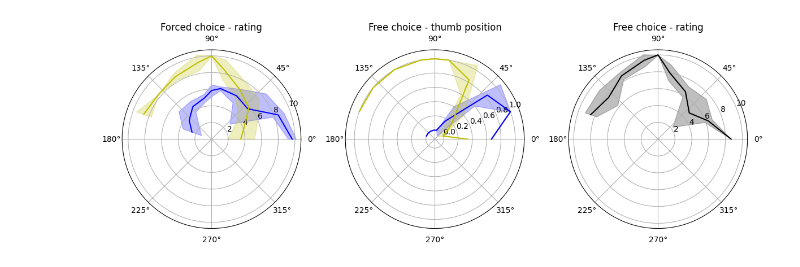
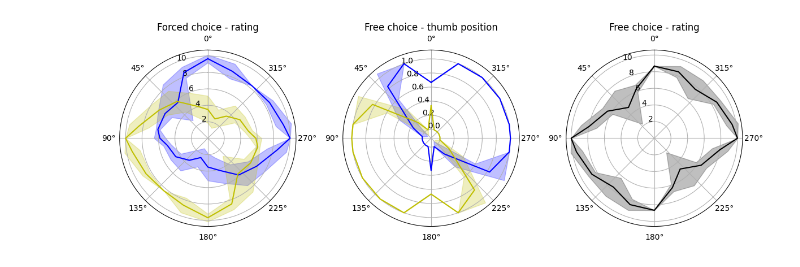
Before and after one commit to maciekszul/DANC_grasp_pilot, a Jupyter notebook: analysis.ipynb, the cells around one changed output. Cells and saved outputs as stored; diff of their text form; code cells hidden in the pictures.

```diff
--- a/analysis.ipynb
+++ b/analysis.ipynb
@@ -10,10 +10,24 @@ df_forced_blue=pd.DataFrame()
 df_forced_yellow=pd.DataFrame()
 for fname in fnames:
     df=pd.read_csv(fname)
-    df_blue = df[df['colour'] == 'blue'].groupby(['angle','colour']).mean(numeric_only=True)
+    df_blue = df[df['colour'] == 'blue'].groupby(['angle']).mean(numeric_only=True)
+    first_row_blue=pd.DataFrame({'age':df_blue.iloc[0][0],'trial':df_blue.iloc[0][1],'rating':df_blue.iloc[0][2]},index=[360])
+    first_row_blue.index.name = 'angle'
     df_forced_blue=pd.concat([df_forced_blue,df_blue])
-    df_yellow = df[df['colour'] == 'yellow'].groupby(['angle','colour']).mean(numeric_only=True)
+
+    df_yellow = df[df['colour'] == 'yellow'].groupby(['angle']).mean(numeric_only=True)
+    first_row_yellow=pd.DataFrame({'age':df_yellow.iloc[0][0],'trial':df_yellow.iloc[0][1],'rating':df_yellow.iloc[0][2]},index=[360])
+    first_row_yellow.index.name = 'angle'
     df_forced_yellow=pd.concat([df_forced_yellow,df_yellow])
+
+    df_blue.index+=180
+    df_forced_yellow=pd.concat([df_forced_yellow,df_blue])
+    df_forced_yellow=pd.concat([df_forced_yellow,first_row_yellow])
+
+    df_yellow.index+=180
+    df_forced_blue=pd.concat([df_forced_blue,df_yellow])
+    df_forced_blue=pd.concat([df_forced_blue,first_row_blue])
+
 
 fnames=glob.glob('data/sub-*_grasp-bar_free*')
 
@@ -25,7 +39,19 @@ for fname in fnames:
     df['yellow']=(df['colour']=='yellow')
     df['blue']=(df['colour']=='blue')
     df_sum = df.groupby(['angle']).mean(numeric_only=True)
+    first_row=pd.DataFrame({'age':df_sum.iloc[0][0],'trial':df_sum.iloc[0][1],'yellow':df_sum.iloc[0][3],'blue':df_sum.iloc[0][4]},index=[360])
+    first_row.index.name = 'angle'
     df_free_choice=pd.concat([df_free_choice,df_sum])
+    df_sum.index+=180
+    df_sum['yellow']=1-df_sum['yellow']
+    df_sum['blue']=1-df_sum['blue']
+    df_free_choice=pd.concat([df_free_choice,df_sum])
+    df_free_choice=pd.concat([df_free_choice,first_row])
 
     df_rating = df.groupby(['angle']).mean(numeric_only=True)
+    first_row=pd.DataFrame({'age':df_rating.iloc[0][0],'trial':df_rating.iloc[0][1],'rating':df_rating.iloc[0][2],'yellow':df_rating.iloc[0][3],'blue':df_rating.iloc[0][4]},index=[360])
+    first_row.index.name = 'angle'
     df_free_rating=pd.concat([df_free_rating,df_rating])
+    df_rating.index+=180
+    df_free_rating=pd.concat([df_free_rating,df_rating])
+    df_free_rating=pd.concat([df_free_rating,first_row])
@@ -32,33 +73,36 @@ for fname in fnames:
 # %%
 fig, ax = plt.subplots(figsize=(12,6), nrows=1, ncols=3, subplot_kw={'projection': 'polar'})
-df_blue_m = df_forced_blue.groupby(['angle','colour']).mean(numeric_only=True)
-df_blue_sd = df_forced_blue.groupby(['angle','colour']).std()
-angles=np.array([math.radians(x[0]) for x in df_blue_m.index])
+df_blue_m = df_forced_blue.groupby(['angle']).mean(numeric_only=True)
+df_blue_sd = df_forced_blue.groupby(['angle']).std()
+angles=np.array([math.radians(x) for x in df_blue_m.index])
 ax[0].plot(angles, df_blue_m['rating'],'b')
 ax[0].fill_between(angles,(df_blue_m['rating']-df_blue_sd['rating']),(df_blue_m['rating']+df_blue_sd['rating']),color='b',alpha=.25)
-df_yellow_m = df_forced_yellow.groupby(['angle','colour']).mean(numeric_only=True)
-df_yellow_sd = df_forced_yellow.groupby(['angle','colour']).std()
-angles=np.array([math.radians(x[0]) for x in df_yellow_m.index])
+df_yellow_m = df_forced_yellow.groupby(['angle']).mean(numeric_only=True)
+df_yellow_sd = df_forced_yellow.groupby(['angle']).std()
+angles=np.array([math.radians(x) for x in df_yellow_m.index])
 ax[0].plot(angles, df_yellow_m['rating'],'y')
 ax[0].fill_between(angles,(df_yellow_m['rating']-df_yellow_sd['rating']),(df_yellow_m['rating']+df_yellow_sd['rating']),color='y',alpha=.25)
 ax[0].set_title('Forced choice - rating')
+ax[0].set_theta_zero_location("N")
 
 df_free_m = df_free_choice.groupby(['angle']).mean(numeric_only=True)
 df_free_sd = df_free_choice.groupby(['angle']).std()
 angles=np.array([math.radians(x) for x in df_free_m.index])
 ax[1].plot(angles, df_free_m['blue'],'b')
 ax[1].fill_between(angles,(df_free_m['blue']-df_free_sd['blue']),(df_free_m['blue']+df_free_sd['blue']),color='b',alpha=.25)
 ax[1].plot(angles, df_free_m['yellow'],'y')
 ax[1].fill_between(angles,(df_free_m['yellow']-df_free_sd['yellow']),(df_free_m['yellow']+df_free_sd['yellow']),color='y',alpha=.25)
 ax[1].set_title('Free choice - thumb position')
+ax[1].set_theta_zero_location("N")
 
 df_m = df_free_rating.groupby(['angle']).mean(numeric_only=True)
 df_sd = df_free_rating.groupby(['angle']).std()
 angles=np.array([math.radians(x) for x in df_m.index])
 ax[2].plot(angles, df_m['rating'],'k')
 ax[2].fill_between(angles,(df_m['rating']-df_sd['rating']),(df_m['rating']+df_sd['rating']),color='k',alpha=.25)
 ax[2].set_title('Free choice - rating')
+ax[2].set_theta_zero_location("N")
 
 plt.tight_layout()
 # %% [output]
-[figure, old version]
+[figure, new version]
```
Also changed, not shown: parts of 1 cell of this notebook.
